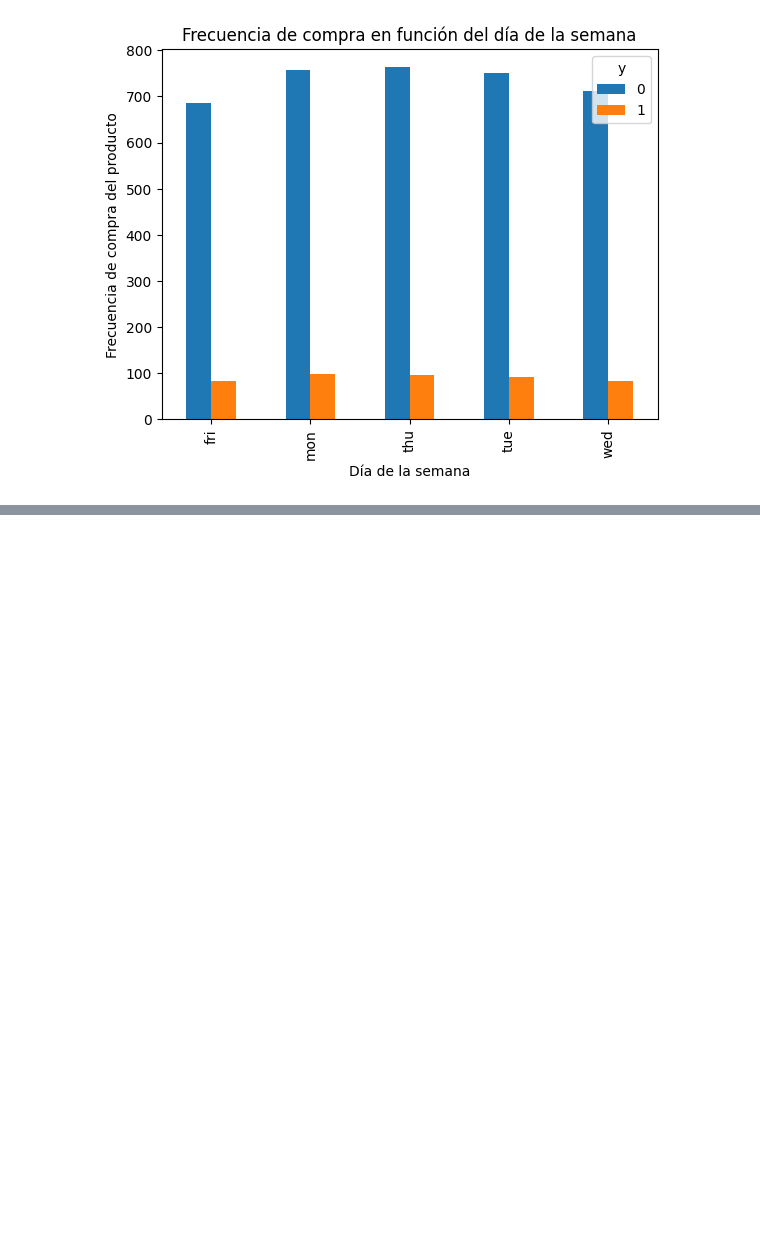
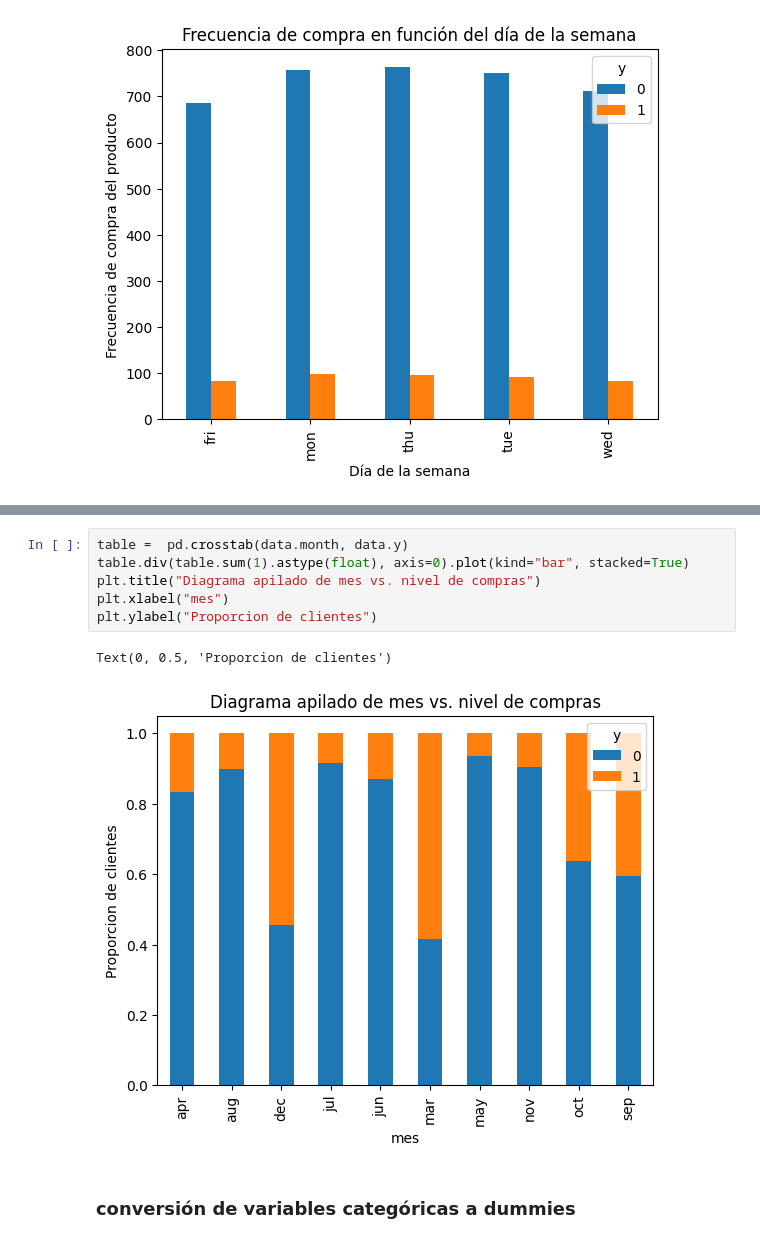
Before and after one commit to majandro1026/python_personal, a Jupyter notebook: mis_NB/python_scripts/Notebooks/NB4-regresionLogistica.ipynb, the cells around one changed output, grey strips where cells are left out. Saved outputs shown, nothing was run; the diff lists cells and outputs as text; blank space fills up the shorter version.

```diff
--- a/mis_NB/python_scripts/Notebooks/NB4-regresionLogistica.ipynb
+++ b/mis_NB/python_scripts/Notebooks/NB4-regresionLogistica.ipynb
@@ -412,0 +422,11 @@ Text(0, 0.5, 'Frecuencia de compra del producto')
+# %%
+table =  pd.crosstab(data.month, data.y)
+table.div(table.sum(1).astype(float), axis=0).plot(kind="bar", stacked=True)
+plt.title("Diagrama apilado de mes vs. nivel de compras")
+plt.xlabel("mes")
+plt.ylabel("Proporcion de clientes")
+# %% [output]
+Text(0, 0.5, 'Proporcion de clientes')
+[figure, added]
+# %% [markdown]
+### conversión de variables categóricas a dummies
```
Also changed, not shown: parts of 1 cell of this notebook, 4 other files.
